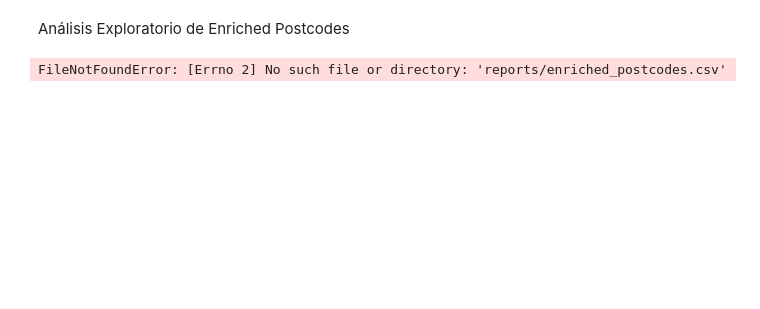
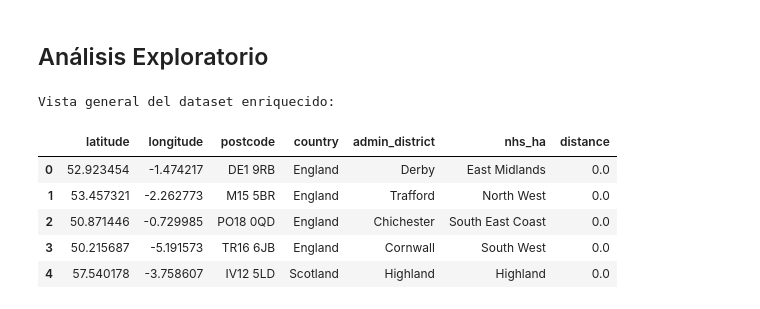
Before and after one commit to JhonatanS93-DE/bia-energy-case, a Jupyter notebook: notebooks/bia_postcodes_analysis.ipynb, the cells around one changed output. Saved outputs shown, nothing was run; the diff lists cells and outputs as text; code cells hidden in the pictures; blank space fills up the shorter version.

Commit message:
Actualizacion  archivo Jupyter Notebook para analisis exploratorio

```diff
--- a/notebooks/bia_postcodes_analysis.ipynb
+++ b/notebooks/bia_postcodes_analysis.ipynb
@@ -1,4 +1,4 @@
 # %% [markdown]
-Análisis Exploratorio de Enriched Postcodes
+## Análisis Exploratorio
 # %%
 import pandas as pd
@@ -10,16 +10,19 @@ plt.rcParams["figure.figsize"] = (10, 6)
 # %%
 import os
 
-df = pd.read_csv("reports/enriched_postcodes.csv")
-top_postcodes = pd.read_csv("reports/top_postcodes.csv")
-quality_stats = pd.read_csv("reports/quality_stats.csv")
+df = pd.read_csv("C:/Users/GOLDEN/Desktop/bia-energy-case/reports/enriched_postcodes.csv")
+df = pd.read_csv("C:/Users/GOLDEN/Desktop/bia-energy-case/reports/top_postcodes.csv")
+df = pd.read_csv("C:/Users/GOLDEN/Desktop/bia-energy-case/reports/quality_stats.csv")
-# %% [output]
-FileNotFoundError: [Errno 2] No such file or directory: 'reports/enriched_postcodes.csv'
 # %%
-
+df = pd.read_csv("C:/Users/GOLDEN/Desktop/bia-energy-case/reports/enriched_postcodes.csv")
 print("Vista general del dataset enriquecido:")
 display(df.head())
-
-print("\nResumen estadístico:")
-display(df.describe(include="all"))
+# %% [output]
+Vista general del dataset enriquecido:
+|  | latitude | longitude | postcode | country | admin_district | nhs_ha | distance |
+| 0 | 52.923454 | -1.474217 | DE1 9RB | England | Derby | East Midlands | 0.0 |
+| 1 | 53.457321 | -2.262773 | M15 5BR | England | Trafford | North West | 0.0 |
+| 2 | 50.871446 | -0.729985 | PO18 0QD | England | Chichester | South East Coast | 0.0 |
+| 3 | 50.215687 | -5.191573 | TR16 6JB | England | Cornwall | South West | 0.0 |
+| 4 | 57.540178 | -3.758607 | IV12 5LD | Scotland | Highland | Highland | 0.0 |
 # %%
```
Also changed, not shown: parts of 6 cells of this notebook.
